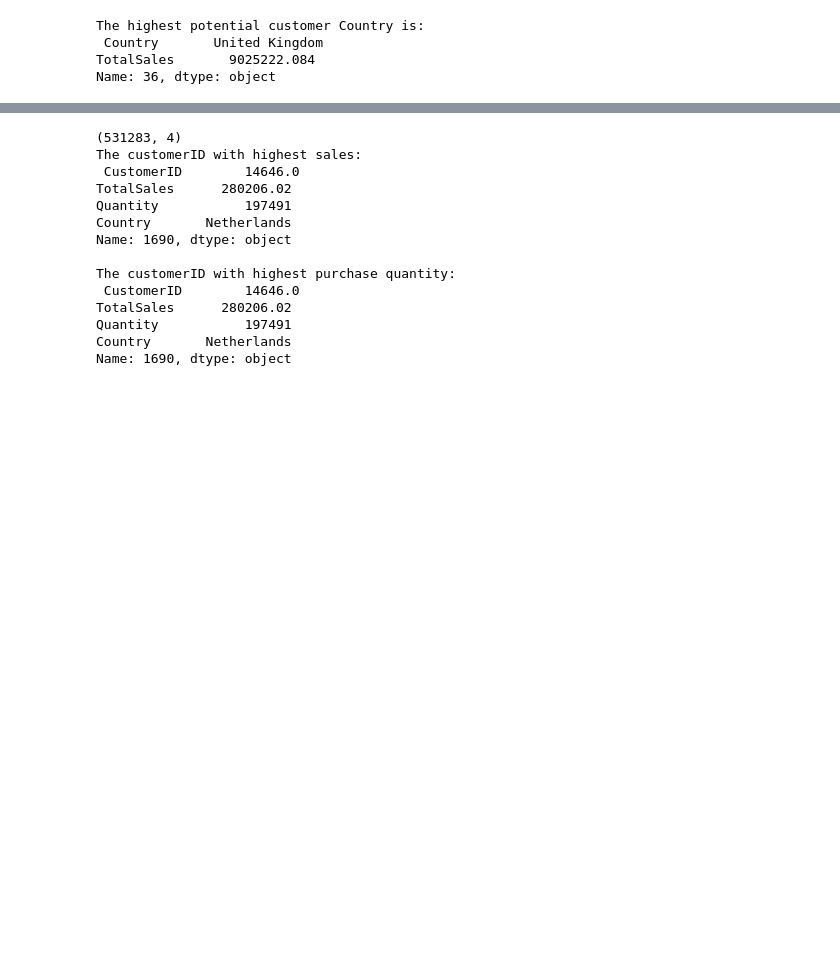
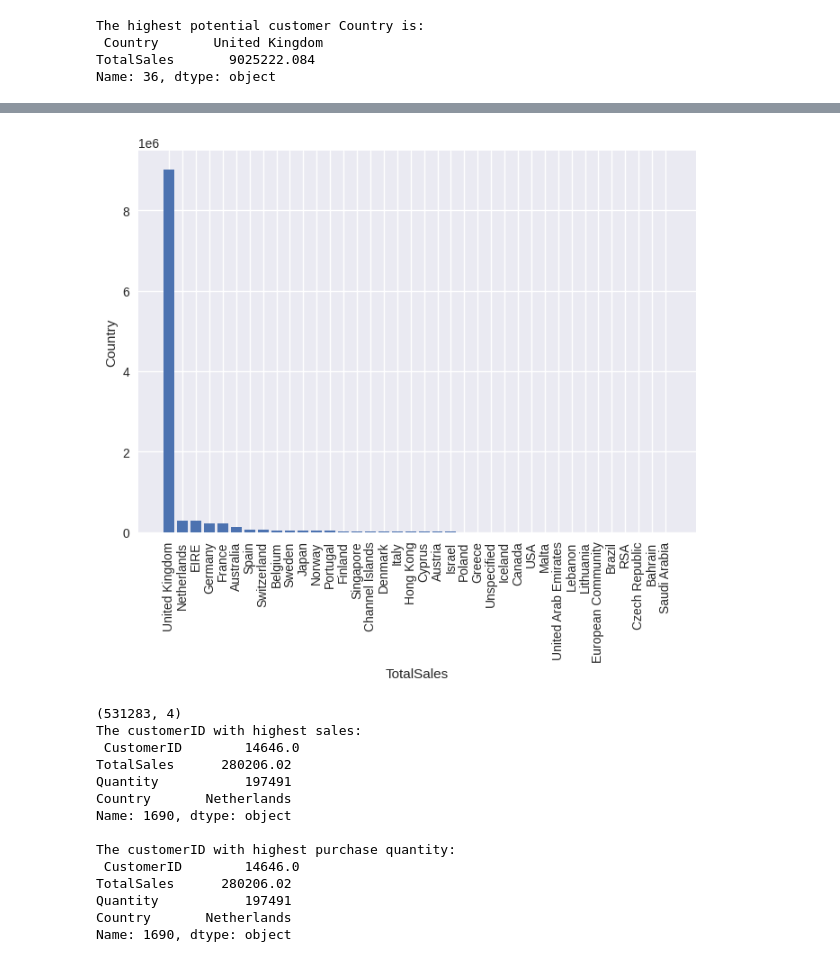
Before and after one commit to r7humagai/DataScienceBootCamp, a Jupyter notebook: Projects/Project_Pandas_OnlineRetail.ipynb, the cells around one changed output, grey strips where cells are left out. Drawn from its saved outputs; the diff is of its cells as text; code cells hidden in the pictures; blank space fills up the shorter version.

```diff
--- a/Projects/Project_Pandas_OnlineRetail.ipynb
+++ b/Projects/Project_Pandas_OnlineRetail.ipynb
@@ -341,3 +399,17 @@ Name: 36, dtype: object
+# %%
+# Question 4: Data Visualization: Countries by TotalSales
+df_q4
+fig, ax = plt.subplots()
+
+plt.xticks(rotation = 90)   # Rotates the name of countries
+
+ax.set_ylabel('Country')
+ax.set_xlabel('TotalSales')
+
+ax.bar(df_q4['Country'], df_q4['TotalSales'])
+plt.show()
+# %% [output]
+[figure, added]
 # %%
 # Question 5:
 # Which Customer Id has highest purchase in quantity and total and find out the country of it
```
Also changed, not shown: parts of 10 cells of this notebook.
